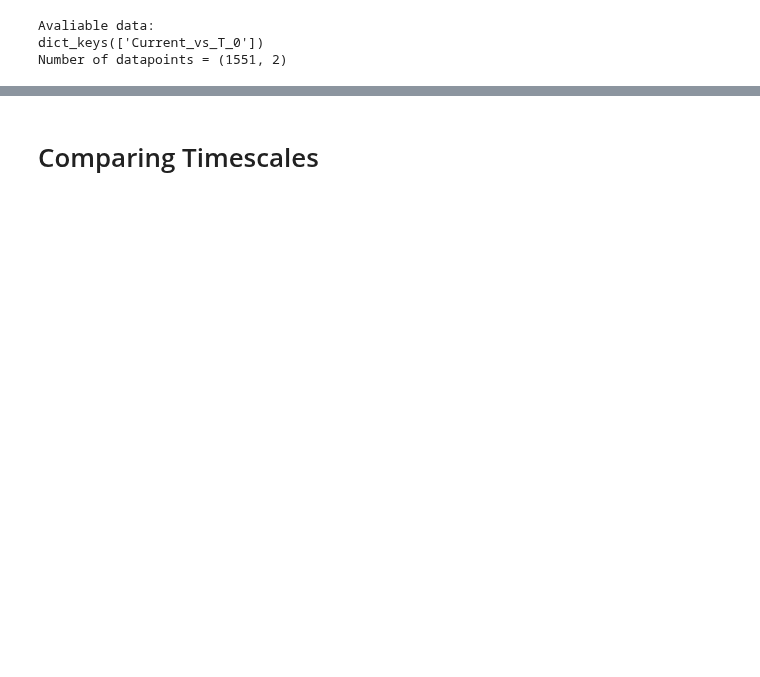
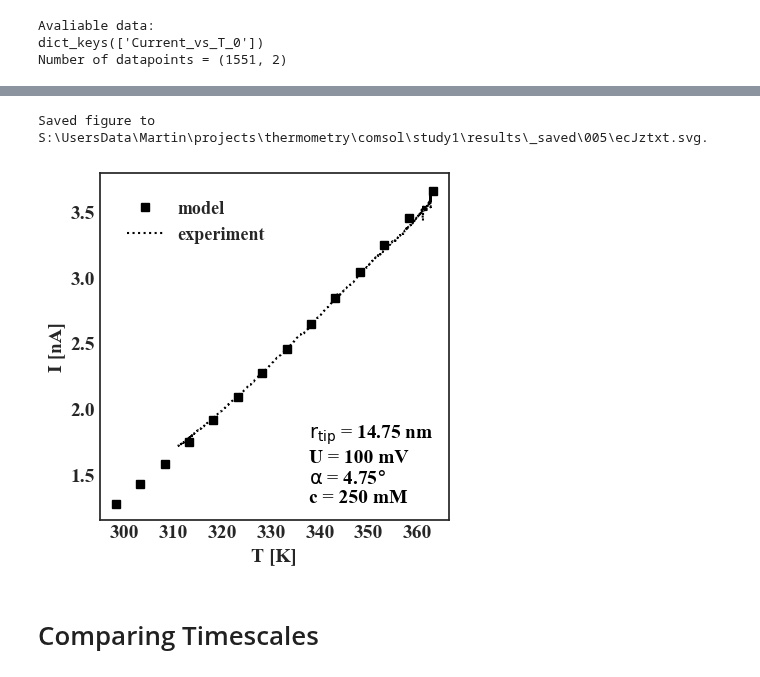
Before and after one commit to martinholub/sicm, a Jupyter notebook: notebooks/model.ipynb, the cells around one changed output, grey strips where cells are left out. Saved outputs shown, nothing was run; the diff lists cells and outputs as text; code cells hidden in the pictures; blank space fills up the shorter version.

```diff
--- a/notebooks/model.ipynb
+++ b/notebooks/model.ipynb
@@ -439,0 +473,5 @@ Saved figure to \\itet-stor.ee.ethz.ch\mholub\sicm\UsersData\Martin\2019\07_July
+# %%
+datadir = r"S:\UsersData\Martin\projects\thermometry\comsol\study1\results\_saved\005"
+exp_name = "ecJz" + ".txt"
+cd = ComsolData(datadir, exp_name)
+cd.data.head()
@@ -440,3 +485,27 @@ Saved figure to \\itet-stor.ee.ethz.ch\mholub\sicm\UsersData\Martin\2019\07_July
+# %%
+tc = TestCurrent(None, None, None)
+
+add_data = {
+    "x": [cd.data.iloc[:, 0], result["Current_vs_T_0"][:, 0]],
+    "y": [np.abs(cd.data.iloc[:, 1]) * 1e9, result["Current_vs_T_0"][:, 1] * 1e9],
+    "leg": ["model", "experiment"]
+}
+
+txt = r"$\rm{r_{tip}}$ = " + "{:.2f} nm".format(r_tip * 1e9)
+txt += "\n" + "U = {:.0f} mV".format(U * 1e3)
+txt += "\n" + r"$\rm{\alpha}$ = " + r"{:.2f}$\degree$".format(alpha)
+txt += "\n" + "c = {:.0f} mM".format(c0 * 1e3)
+
+fname = os.path.join(datadir, exp_name + ".svg")
+
+fmts = ["sk", ":k"]
+
+tc.plot_current(None, add_data = add_data,
+                text = txt, text_loc = (0.6, 0.05),
+                fname = fname, fmts = fmts)
+# %% [output]
+Saved figure to S:\UsersData\Martin\projects\thermometry\comsol\study1\results\_saved\005\ecJztxt.svg.
+[figure, added]
 # %% [markdown]
 # Comparing Timescales
 # %%
```
Also changed, not shown: parts of 16 cells of this notebook, 3 other files.
